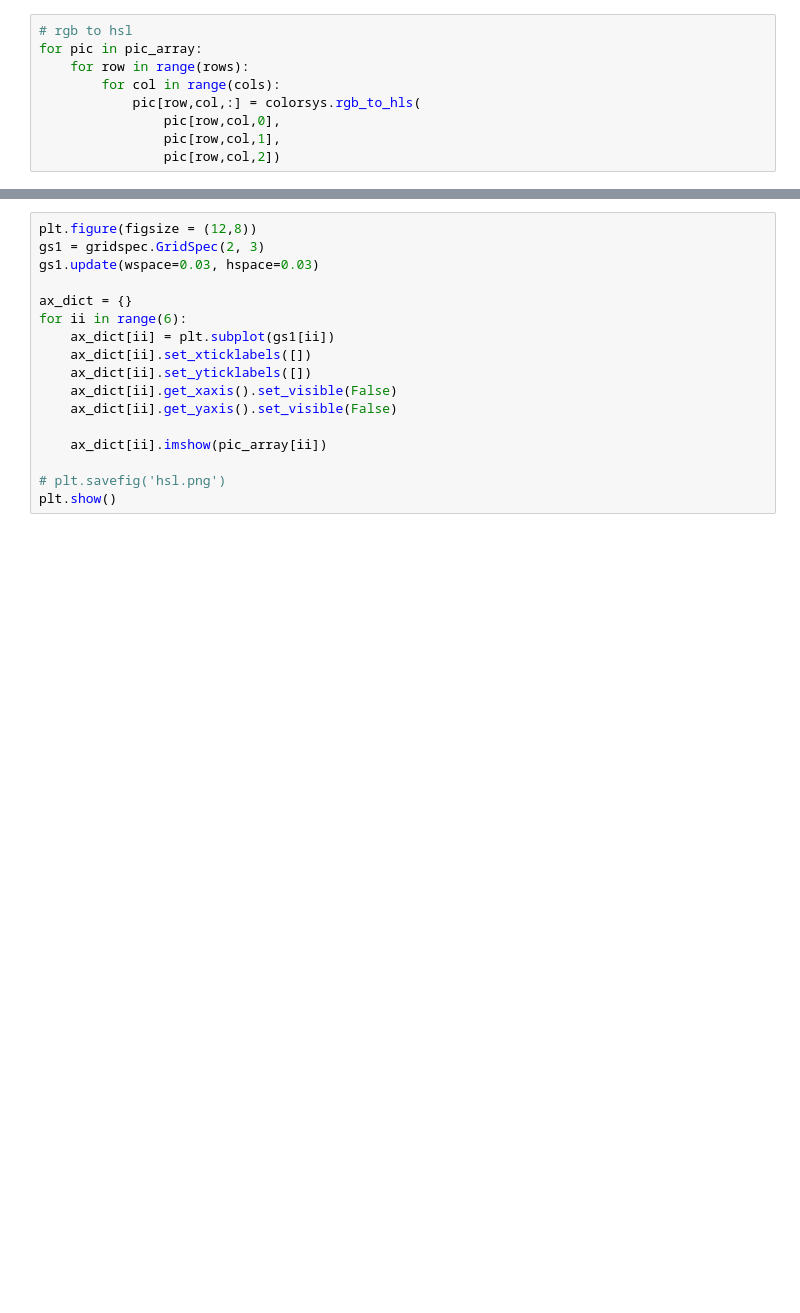
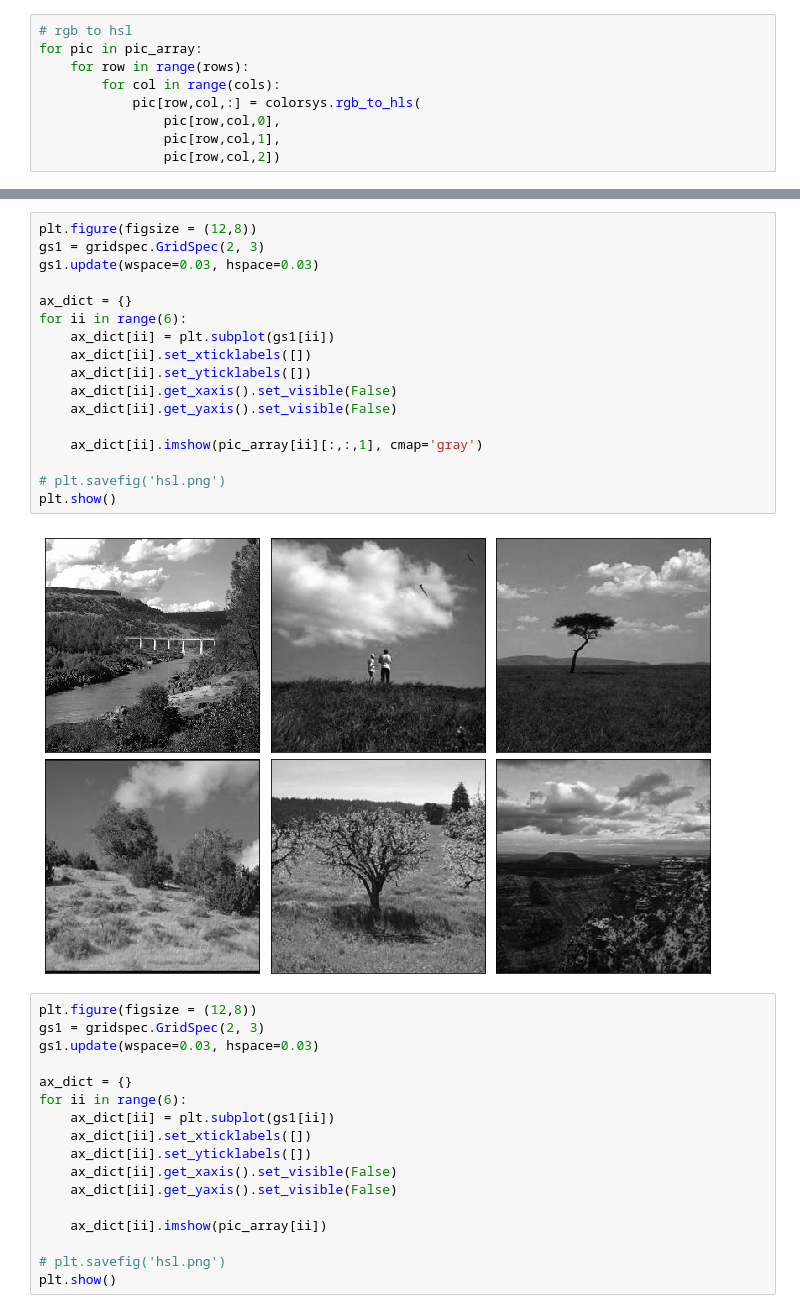
Before and after one commit to michaelneuder/image_quality_analysis_v2, a Jupyter notebook: bin/data_processing/huesatlight.ipynb, the cells around one changed output, grey strips where cells are left out. Drawn from its saved outputs; the diff is of its cells as text; blank space fills up the shorter version.

```diff
--- a/bin/data_processing/huesatlight.ipynb
+++ b/bin/data_processing/huesatlight.ipynb
@@ -25,3 +41,22 @@ for pic in pic_array:
+# %%
+plt.figure(figsize = (12,8))
+gs1 = gridspec.GridSpec(2, 3)
+gs1.update(wspace=0.03, hspace=0.03)
+
+ax_dict = {}
+for ii in range(6):
+    ax_dict[ii] = plt.subplot(gs1[ii])
+    ax_dict[ii].set_xticklabels([])
+    ax_dict[ii].set_yticklabels([])
+    ax_dict[ii].get_xaxis().set_visible(False)
+    ax_dict[ii].get_yaxis().set_visible(False)
+
+    ax_dict[ii].imshow(pic_array[ii][:,:,1], cmap='gray')
+
+# plt.savefig('hsl.png')
+plt.show()
+# %% [output]
+[figure, added]
 # %%
 plt.figure(figsize = (12,8))
 gs1 = gridspec.GridSpec(2, 3)
```
Also changed, not shown: parts of 1 cell of this notebook, 3 other files.
